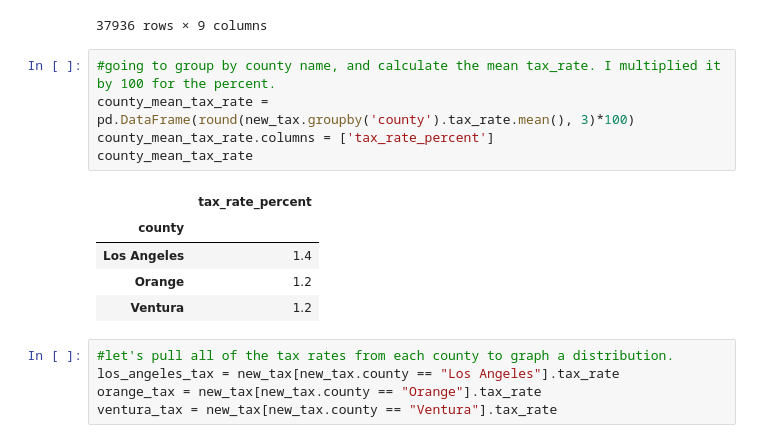
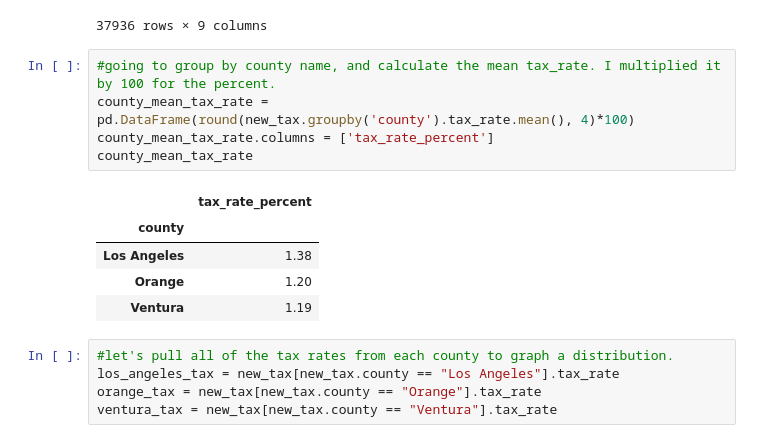
Before and after one commit to annah-vu/regression_project, a Jupyter notebook: zillow_final_notebook.ipynb, the cells around one changed output. Cells and saved outputs as stored; diff of their text form.

```diff
--- a/zillow_final_notebook.ipynb
+++ b/zillow_final_notebook.ipynb
@@ -735,15 +735,15 @@ new_tax
 37936 rows × 9 columns
 # %%
 #going to group by county name, and calculate the mean tax_rate. I multiplied it by 100 for the percent.
-county_mean_tax_rate = pd.DataFrame(round(new_tax.groupby('county').tax_rate.mean(), 3)*100)
+county_mean_tax_rate = pd.DataFrame(round(new_tax.groupby('county').tax_rate.mean(), 4)*100)
 county_mean_tax_rate.columns = ['tax_rate_percent']
 county_mean_tax_rate
 # %% [output]
 |  | tax_rate_percent |
 | county |  |
-| Los Angeles | 1.4 |
-| Orange | 1.2 |
-| Ventura | 1.2 |
+| Los Angeles | 1.38 |
+| Orange | 1.20 |
+| Ventura | 1.19 |
 # %%
 #let's pull all of the tax rates from each county to graph a distribution.
 los_angeles_tax = new_tax[new_tax.county == "Los Angeles"].tax_rate
```
Also changed, not shown: parts of 5 cells of this notebook.
